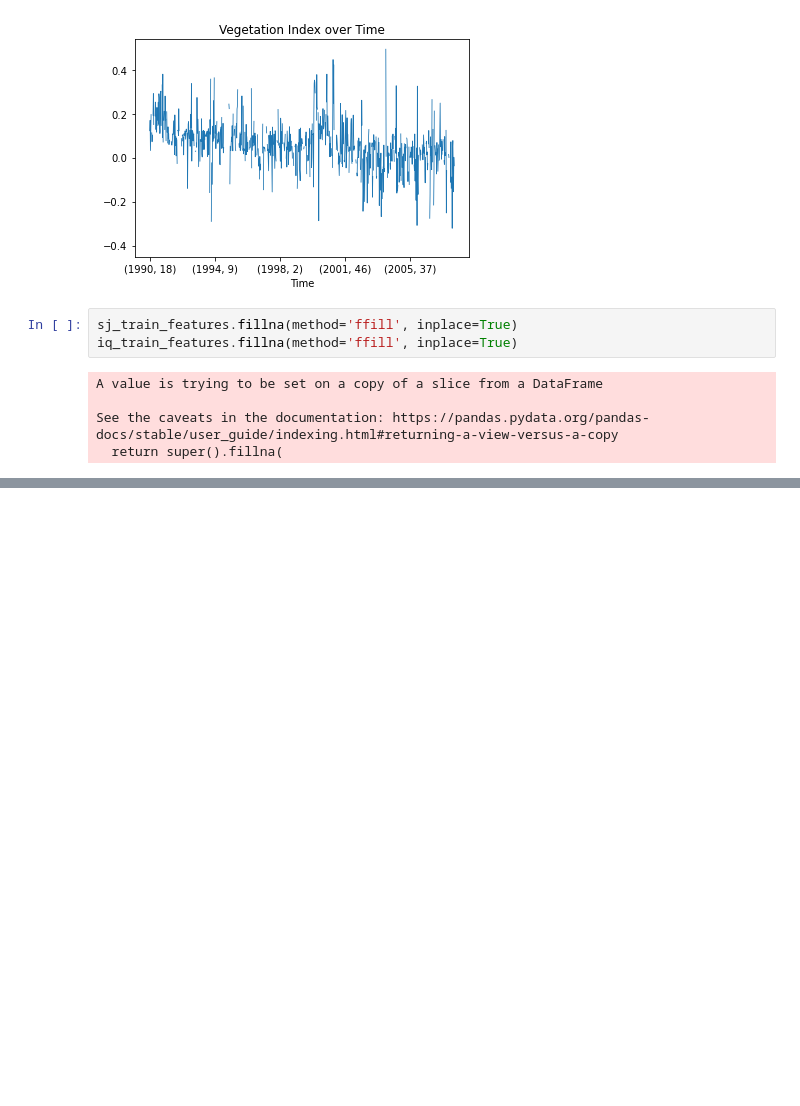
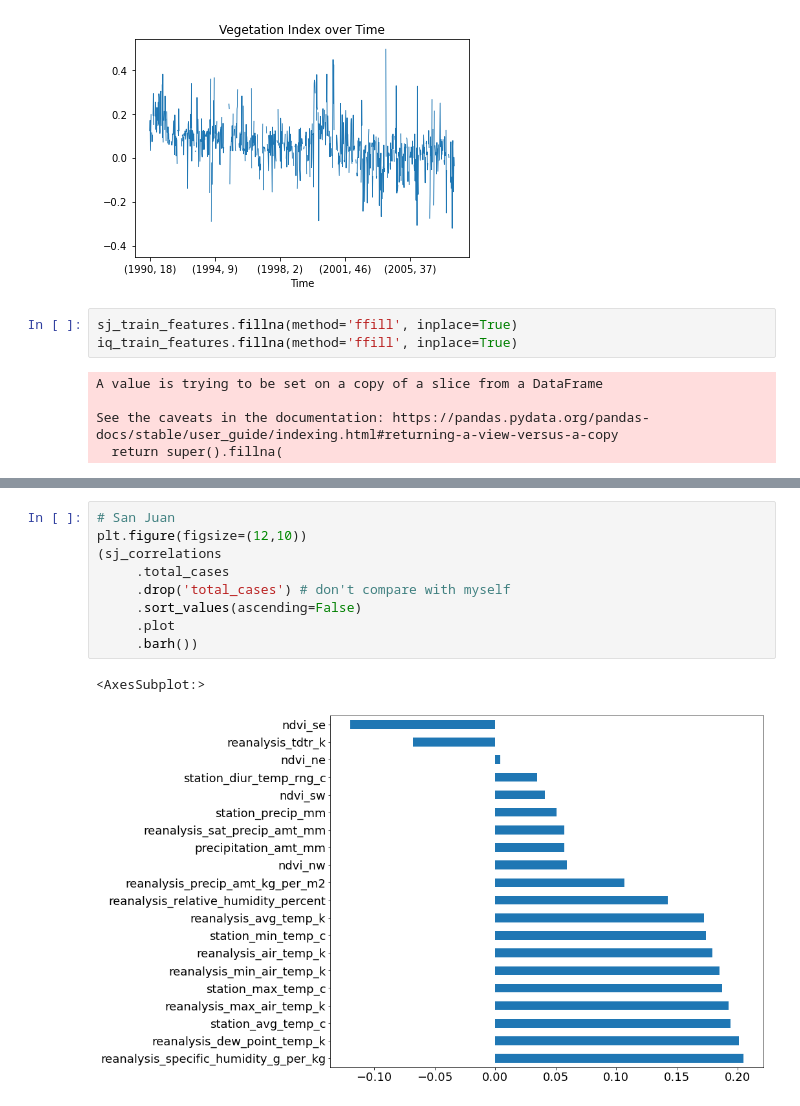
Before and after one commit to nicostrada/DengAI, a Jupyter notebook: DengAI.ipynb, the cells around one changed output, grey strips where cells are left out. Cells and saved outputs as stored; diff of their text form; blank space fills up the shorter version.

```diff
--- a/DengAI.ipynb
+++ b/DengAI.ipynb
@@ -119,0 +189,12 @@ See the caveats in the documentation: https://pandas.pydata.org/pandas-docs/stab
+# %%
+# San Juan
+plt.figure(figsize=(12,10))
+(sj_correlations
+     .total_cases
+     .drop('total_cases') # don't compare with myself
+     .sort_values(ascending=False)
+     .plot
+     .barh())
+# %% [output]
+<AxesSubplot:>
+[figure, added]
```
Also changed, not shown: parts of 10 cells of this notebook.
